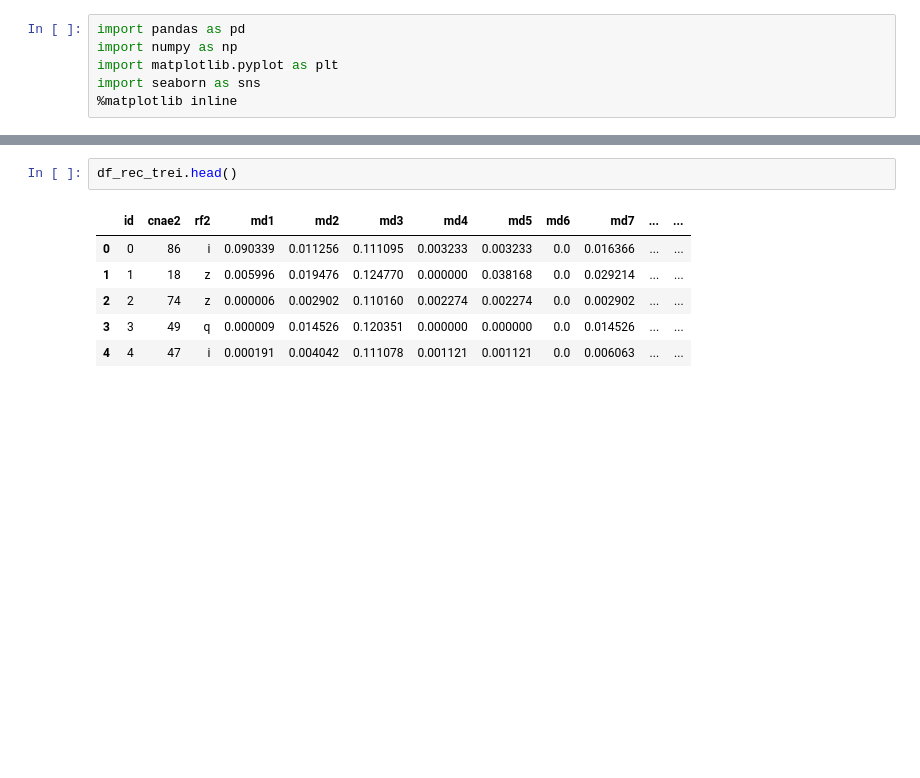
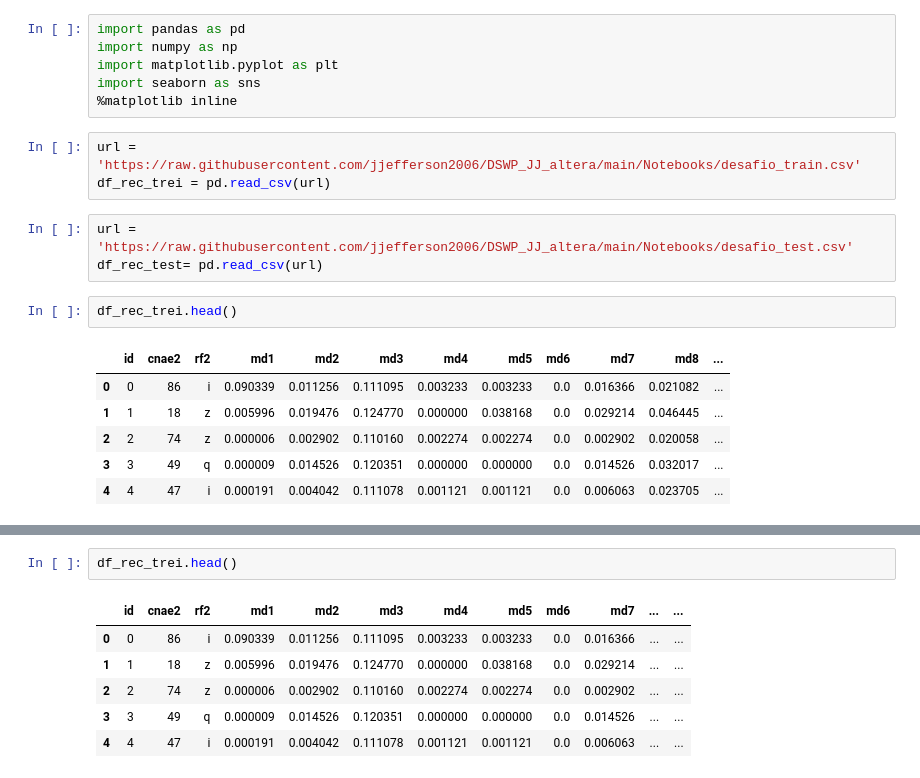
Before and after one commit to jjefferson2006/DSWP_JJ_altera, a Jupyter notebook: Notebooks/desafio_RFB.ipynb, the cells around one changed output, grey strips where cells are left out. Drawn from its saved outputs; the diff is of its cells as text; blank space fills up the shorter version.

```diff
--- a/Notebooks/desafio_RFB.ipynb
+++ b/Notebooks/desafio_RFB.ipynb
@@ -4,3 +4,18 @@ import numpy as np
 import matplotlib.pyplot as plt
 import seaborn as sns
 %matplotlib inline
+# %%
+url = 'https://raw.githubusercontent.com/jjefferson2006/DSWP_JJ_altera/main/Notebooks/desafio_train.csv'
+df_rec_trei = pd.read_csv(url)
+# %%
+url = 'https://raw.githubusercontent.com/jjefferson2006/DSWP_JJ_altera/main/Notebooks/desafio_test.csv'
+df_rec_test= pd.read_csv(url)
+# %%
+df_rec_trei.head()
+# %% [output]
+|  | id | cnae2 | rf2 | md1 | md2 | md3 | md4 | md5 | md6 | md7 | md8 | ... |
+| 0 | 0 | 86 | i | 0.090339 | 0.011256 | 0.111095 | 0.003233 | 0.003233 | 0.0 | 0.016366 | 0.021082 | ... |
+| 1 | 1 | 18 | z | 0.005996 | 0.019476 | 0.124770 | 0.000000 | 0.038168 | 0.0 | 0.029214 | 0.046445 | ... |
+| 2 | 2 | 74 | z | 0.000006 | 0.002902 | 0.110160 | 0.002274 | 0.002274 | 0.0 | 0.002902 | 0.020058 | ... |
+| 3 | 3 | 49 | q | 0.000009 | 0.014526 | 0.120351 | 0.000000 | 0.000000 | 0.0 | 0.014526 | 0.032017 | ... |
+| 4 | 4 | 47 | i | 0.000191 | 0.004042 | 0.111078 | 0.001121 | 0.001121 | 0.0 | 0.006063 | 0.023705 | ... |
```
Also changed, not shown: parts of 2 cells of this notebook.
